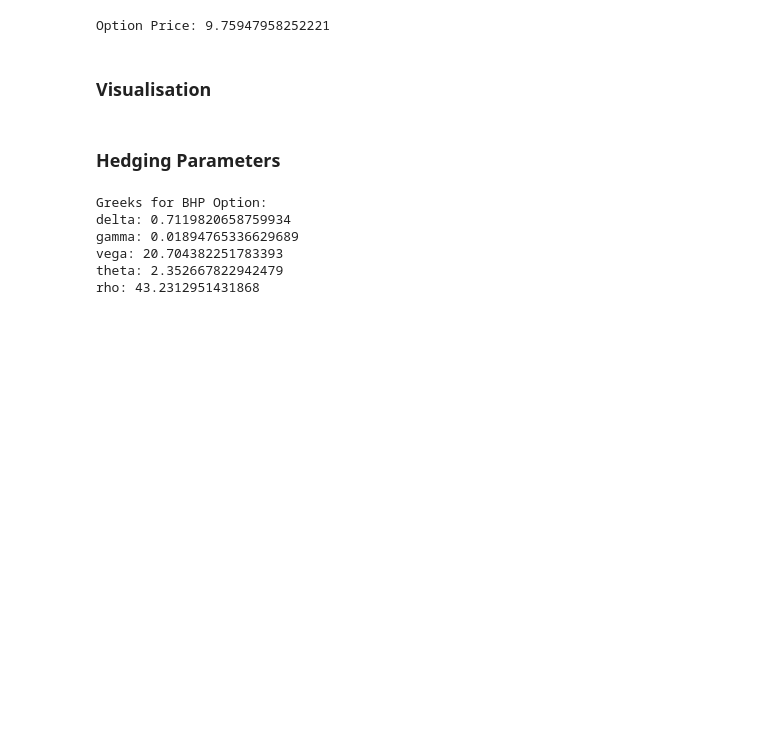
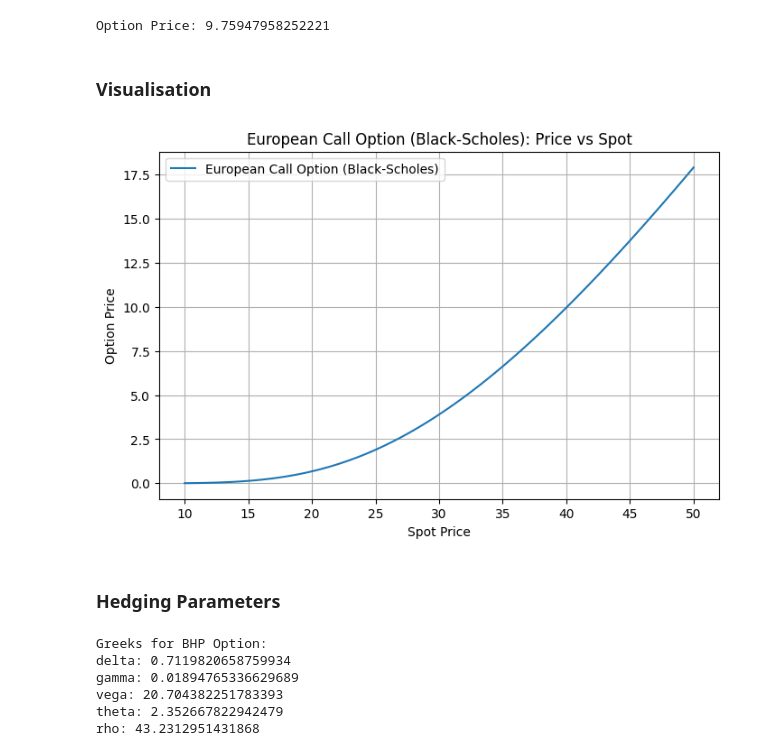
Before and after one commit to s4749543/Project3, a Jupyter notebook: trading_desk_analysis.ipynb, the cells around one changed output. Drawn from its saved outputs; the diff is of its cells as text; code cells hidden in the pictures; blank space fills up the shorter version.

```diff
--- a/trading_desk_analysis.ipynb
+++ b/trading_desk_analysis.ipynb
@@ -97,7 +101,7 @@ description of the trade
 ### Market Data
 # %%
 # Extract relevant data for option pricing and hedging
-ticker = "BHP.AX"
+ticker_bhp = "BHP.AX"
 date = "2025-05-16"
 
 spot_bhp = get_close_price(ticker, date) #good
@@ -138,6 +142,11 @@ print(f"Option Price: {bhp_option.price()}")
 Option Price: 9.75947958252221
 # %% [markdown]
 ### Visualisation
+# %%
+from visualise import visualize_option_price_vs_spot
+visualize_option_price_vs_spot(option_class=EuropeanOption, label="European Call Option (Black-Scholes)", spot_range=(10,50,100), strike=strike_bhp, expiry=expiry_bhp,rate=rate_bhp,vol=vol_bhp,option_type="call",ticker=ticker_bhp)
+# %% [output]
+[figure, added]
 # %% [markdown]
 ### Hedging Parameters
 # %%
```
Also changed, not shown: parts of 9 cells of this notebook, 6 other files.
